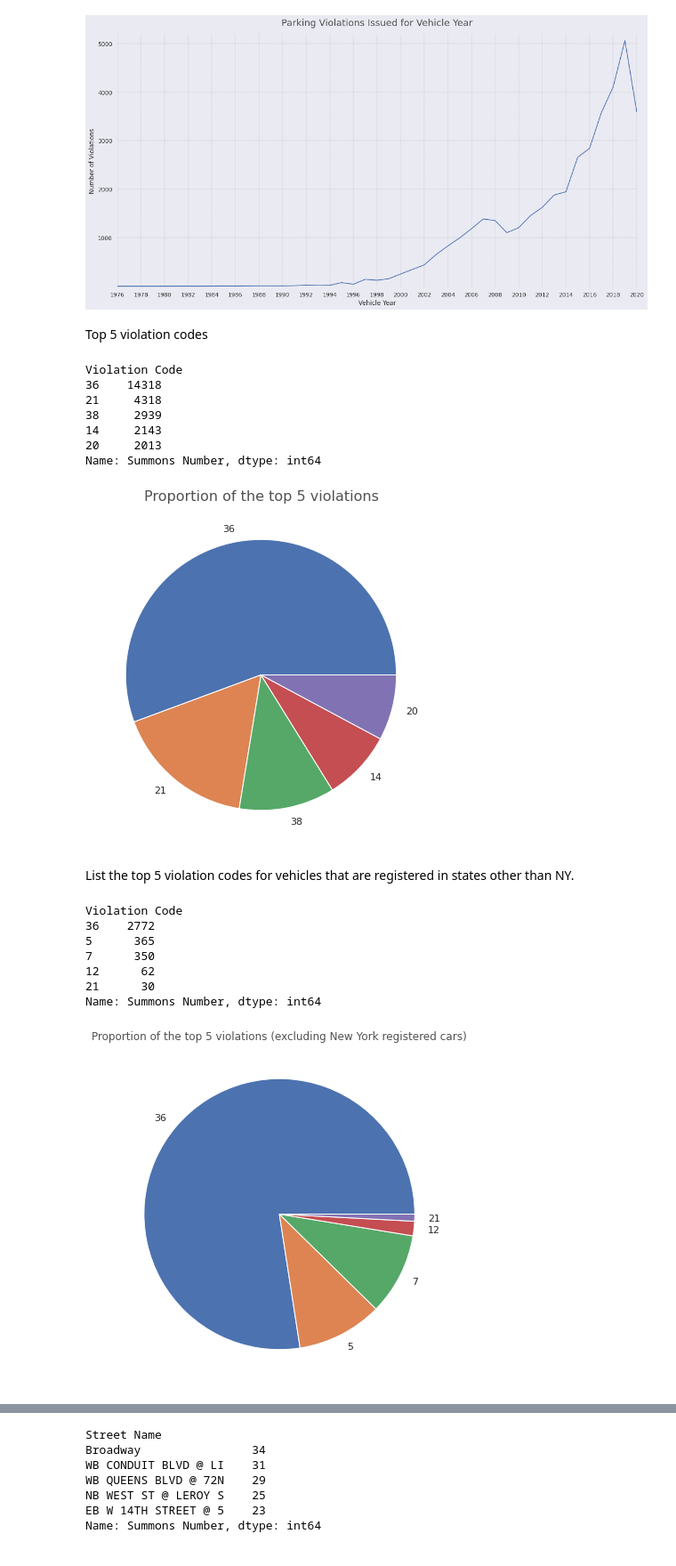
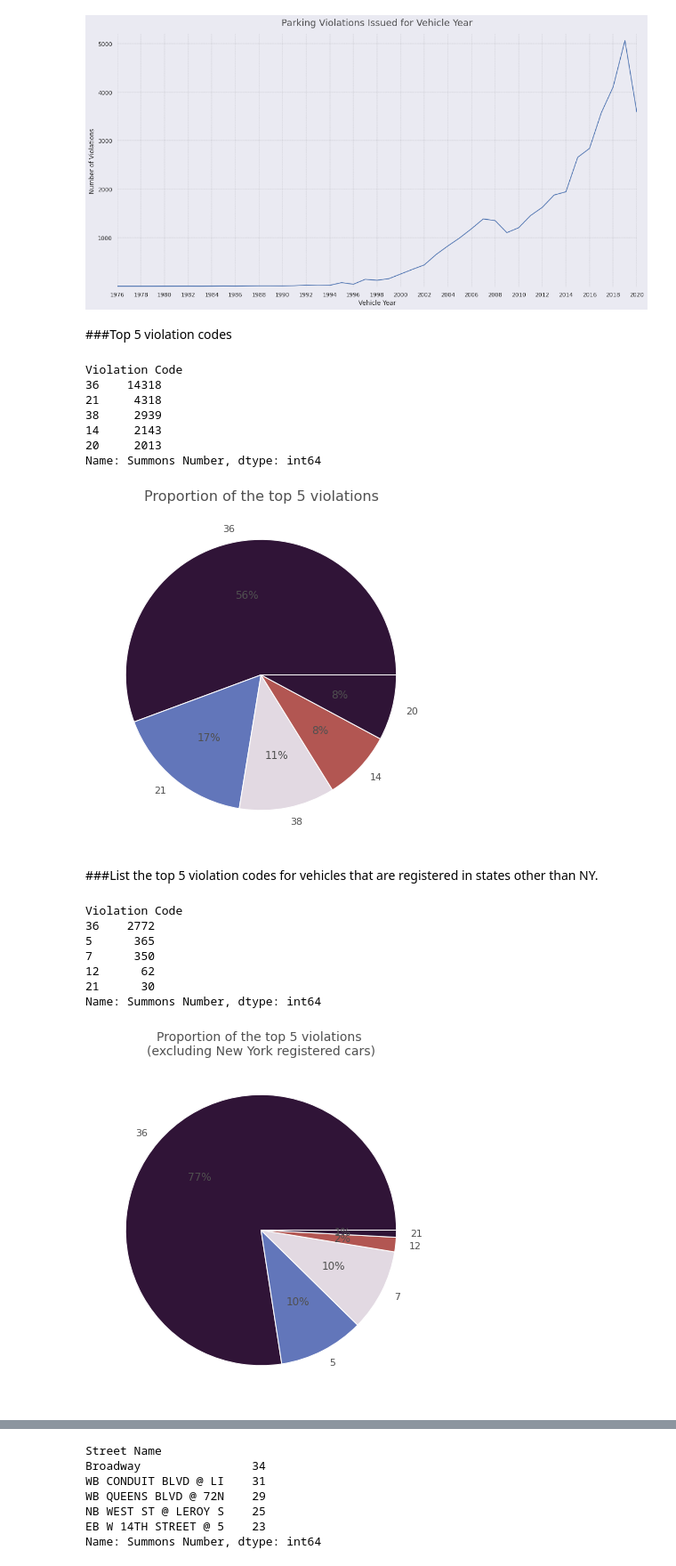
Before and after one commit to pedrohortencio/data-analysis-projects, a Jupyter notebook: NYC Parking Violations/NYC_Parking_Violations.ipynb, the cells around one changed output, grey strips where cells are left out. Shown at 89% size. Drawn from its saved outputs; the diff is of its cells as text; code cells hidden in the pictures.

Commit message:
feat: add new pie charts and improves previous visualizations

```diff
--- a/NYC Parking Violations/NYC_Parking_Violations.ipynb
+++ b/NYC Parking Violations/NYC_Parking_Violations.ipynb
@@ -92,7 +92,7 @@ As most of these problematic columns aren't useful for my analysis, I'll drop al
 # %%
 columns_to_keep = ['Summons Number', 'Violation Code', 'Vehicle Make',
                    'Issue Date', 'Plate Type', 'Vehicle Year',
-                   'Violation Time', 'Registration State', 'Street Name']
+                   'Violation Time', 'Registration State', 'Street Name', 'Vehicle Color']
 
 df.drop(df.columns.difference(columns_to_keep), 1, inplace=True)
 
@@ -303,7 +320,7 @@ plt.show();
 # %% [output]
 [figure]
 # %% [markdown]
-Top 5 violation codes
+###Top 5 violation codes
 # %%
 # create a series containing the top 5 violations codes
 top_5_violations = df.groupby('Violation Code')['Summons Number'].count().nlargest(5)
@@ -321,7 +338,7 @@ Name: Summons Number, dtype: int64
 fig = plt.figure(figsize=(15, 7))
 
 # create a plot and save the axes object it returns
-ax = top_5_violations.plot.pie()
+ax = top_5_violations.plot.pie(colormap='twilight_shifted', autopct='%1.0f%%', textprops={'color':"#505050"})
 
 # set the labels
 ax.set(xlabel='', ylabel='')
@@ -333,9 +350,9 @@ plt.title('Proportion of the top 5 violations',
 # show the plot
 plt.show();
 # %% [output]
-[figure, old version]
+[figure, new version]
 # %% [markdown]
-List the top 5 violation codes for vehicles that are registered in states other than NY.
+###List the top 5 violation codes for vehicles that are registered in states other than NY.
 # %%
 # create a series of the 5 top violations codes made by cars registed outside NY
 top_5_no_NY = df[df['Registration State'] != 'NY'].groupby('Violation Code')['Summons Number'].count().nlargest(5)
@@ -351,13 +368,15 @@ Name: Summons Number, dtype: int64
 # %%
 fig = plt.figure(figsize=(15, 7))
 
-ax = top_5_no_NY.plot.pie()
+color_map = plt.cm.get_cmap('Blues').reversed()
+
+ax = top_5_no_NY.plot.pie(colormap='twilight_shifted', autopct='%1.0f%%', textprops={'color':"#505050"})
 ax.set(xlabel='', ylabel='')
 
-plt.title('Proportion of the top 5 violations (excluding New York registered cars)',
-          size=12, alpha=0.8);
+plt.title('Proportion of the top 5 violations \n(excluding New York registered cars)',
+          size=14, alpha=0.8);
 
 plt.show();
 # %% [output]
-[figure, old version]
+[figure, new version]
 # %% [markdown]
```
Also changed, not shown: parts of 18 cells of this notebook.
